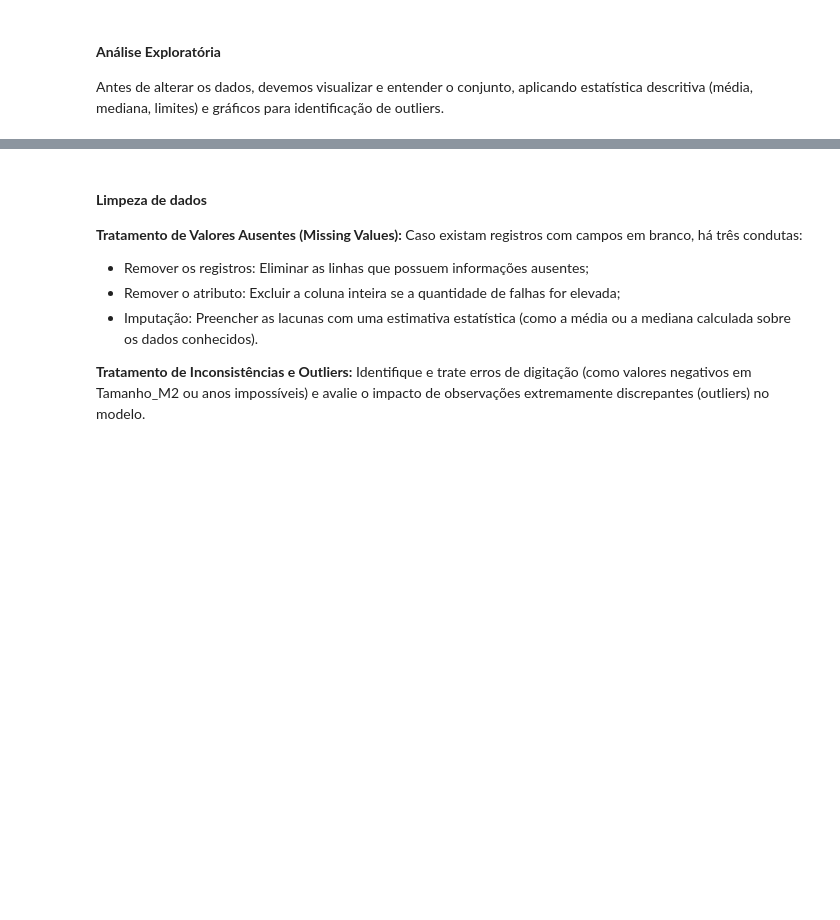
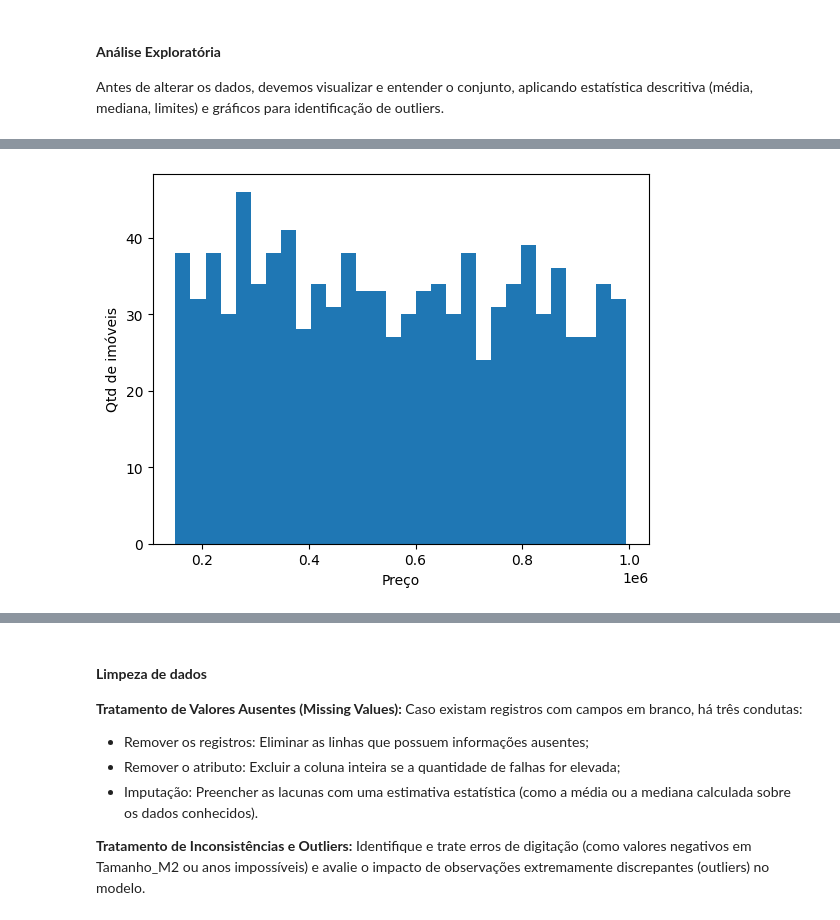
Before and after one commit to An4PDM/preco-imoveis-ml-preditivo, a Jupyter notebook: tratamento_dados_imoveis.ipynb, the cells around one changed output, grey strips where cells are left out. Saved outputs shown, nothing was run; the diff lists cells and outputs as text; code cells hidden in the pictures; blank space fills up the shorter version.

Commit message:
Inicio da EDA (distribuição do target 'Preço')

```diff
--- a/tratamento_dados_imoveis.ipynb
+++ b/tratamento_dados_imoveis.ipynb
@@ -105,0 +129,9 @@ Antes de alterar os dados, devemos visualizar e entender o conjunto, aplicando e
+# %%
+# Distribuição do Preço (nosso target)
+plt.hist(df['Preço'], bins=30) # bins=30 define o intervalo utilizado
+
+plt.xlabel('Preço')
+plt.ylabel('Qtd de imóveis')
+plt.show()
+# %% [output]
+[figure, added]
```
Also changed, not shown: parts of 8 cells of this notebook.
